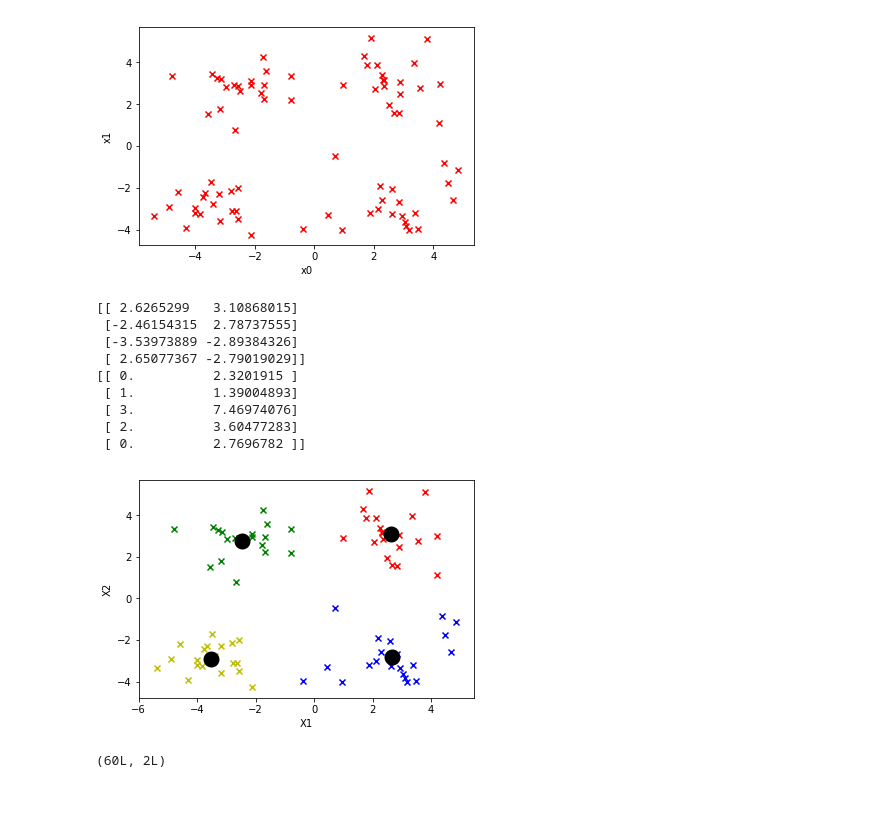
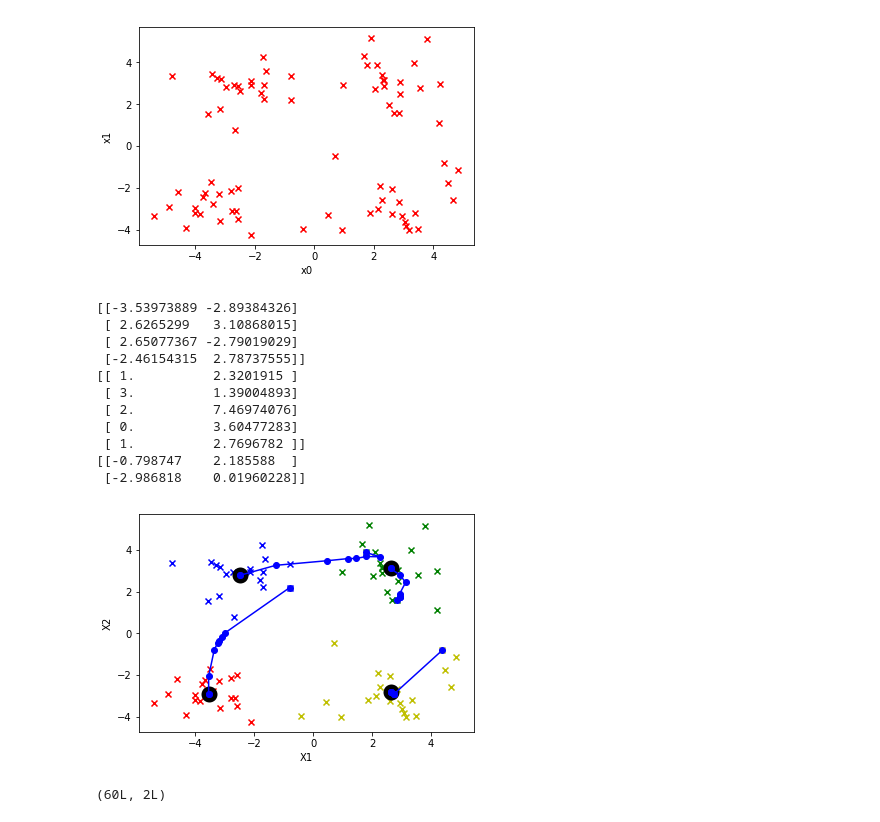
Before and after one commit to TingNie/Machine-learning-in-action, a Jupyter notebook: kmeans/kmeans.ipynb, the cells around one changed output. Drawn from its saved outputs; the diff is of its cells as text; code cells hidden in the pictures.

```diff
--- a/kmeans/kmeans.ipynb
+++ b/kmeans/kmeans.ipynb
@@ -51,7 +51,10 @@ def kmeans(x,K):
     m = x.shape[0]
     idx = np.zeros((x.shape[0],2)) #记录x对应的质心的下标 + 平方误差
     clusterchanged = True #记录分类变没变化
-
+    cent = {} #用字典，来存储各个质心的变化
+    for k in xrange(K):
+        cent["%d"%(k)] = []
+        cent["%d"%(k)].append(centroids[k,:].tolist())
     while clusterchanged:
 
         clusterchanged = False
@@ -69,44 +72,49 @@ def kmeans(x,K):
             idx[i,:] = minIndex, minDist**2
         #3.更新质心的位置
         centroids = change_centroids(x,idx,K)
-
-    return centroids,idx
+        for k in xrange(K):
+            cent["%d"%(k)].append(centroids[k,:].tolist())
+    return centroids,idx,cent
 # %%
-centroids,idx = kmeans(x,K = 4)
-
+centroids,idx,cent = kmeans(x,K = 4)
 print centroids
 print idx[:5]
+print np.array(cent["0"])[:2] #转化成array()
 # %% [output]
-[[ 2.6265299   3.10868015]
- [-2.46154315  2.78737555]
- [-3.53973889 -2.89384326]
- [ 2.65077367 -2.79019029]]
-[[ 0.          2.3201915 ]
- [ 1.          1.39004893]
- [ 3.          7.46974076]
- [ 2.          3.60477283]
- [ 0.          2.7696782 ]]
+[[-3.53973889 -2.89384326]
+ [ 2.6265299   3.10868015]
+ [ 2.65077367 -2.79019029]
+ [-2.46154315  2.78737555]]
+[[ 1.          2.3201915 ]
+ [ 3.          1.39004893]
+ [ 2.          7.46974076]
+ [ 0.          3.60477283]
+ [ 1.          2.7696782 ]]
+[[-0.798747    2.185588  ]
+ [-2.986818    0.01960228]]
 # %%
-#可视化一下最后质心的位置  、 以及分类的结果
+#可视化一下质心的变化和最后质心的位置  、 以及分类的结果
 #你会发现，每次运行上面的结果，都会产生一点差异，这是因为
 #1.随机选取质心  2.K的不同 都会影响kmeans聚类的结果
 #besides:k应该选取多少？
 #缺点，容易收敛到局部最少值，在大数据集收敛较慢
 idx0 = np.where(idx[:,0]==0)
 idx1 = np.where(idx[:,0]==1)
 idx2 = np.where(idx[:,0]==2)
 idx3 = np.where(idx[:,0]==3)
 plt.scatter(x[idx0,0],x[idx0,1],marker='x',color = 'r')
 plt.scatter(x[idx1,0],x[idx1,1],marker='x',color = 'g')
 plt.scatter(x[idx2,0],x[idx2,1],marker='x',color = 'y')
 plt.scatter(x[idx3,0],x[idx3,1],marker='x',color = 'b')
 plt.scatter(centroids[:,0],centroids[:,1],marker='o',color = 'black',linewidths=10)
-
+K = 4
+for k in xrange(K):
+    plt.plot(np.array(cent["%d"%(k)])[:,0],np.array(cent["%d"%(k)])[:,1],"b-o")
 plt.xlabel('X1')
 plt.ylabel('X2')
 plt.show()
 # %% [output]
-[figure, old version]
+[figure, new version]
 # %%
 #二分 kmeans分类
 #首先将所有点视为一个簇，然后每次一分为二，然后再将其中一个簇继续进行划分，
```
Also changed, not shown: parts of 2 cells of this notebook.
